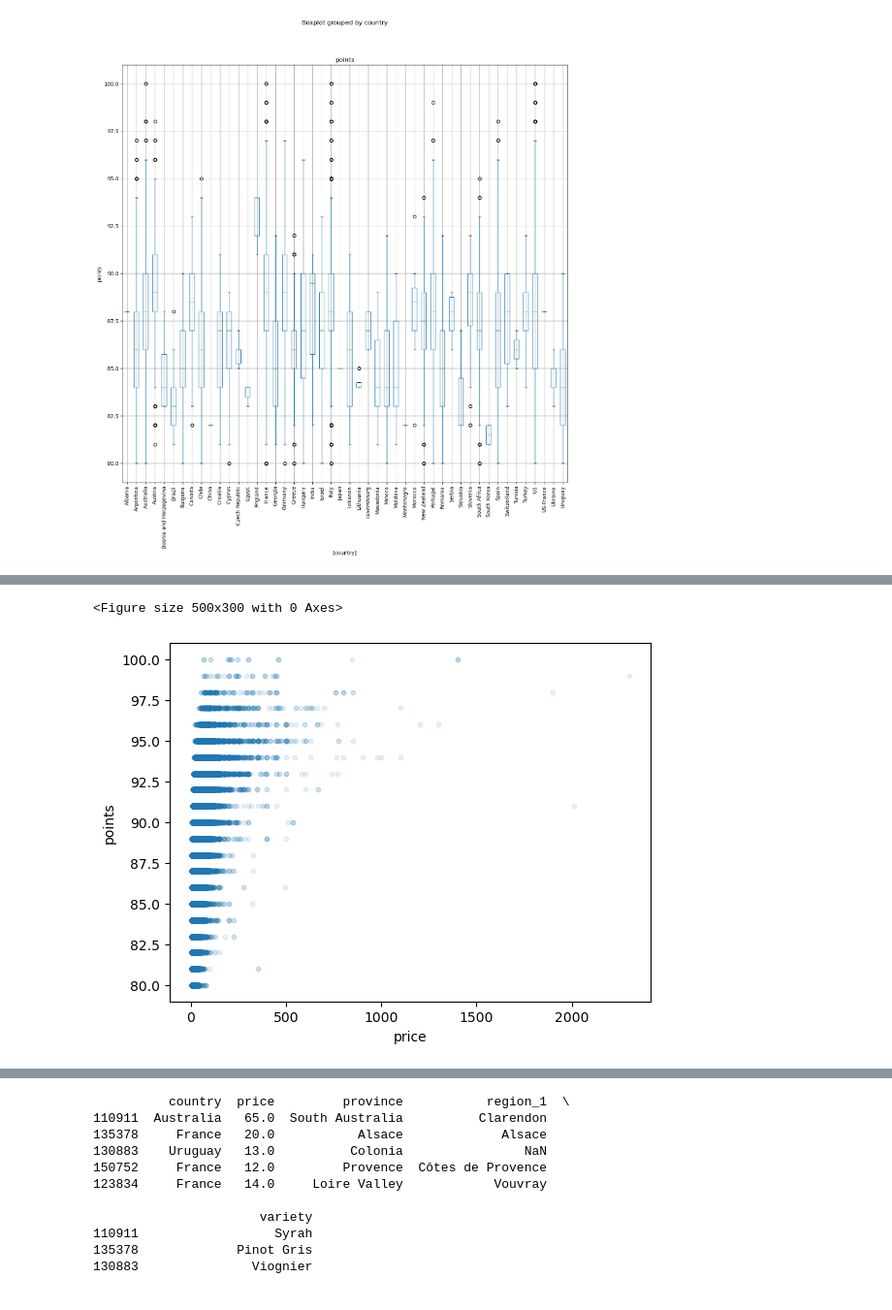
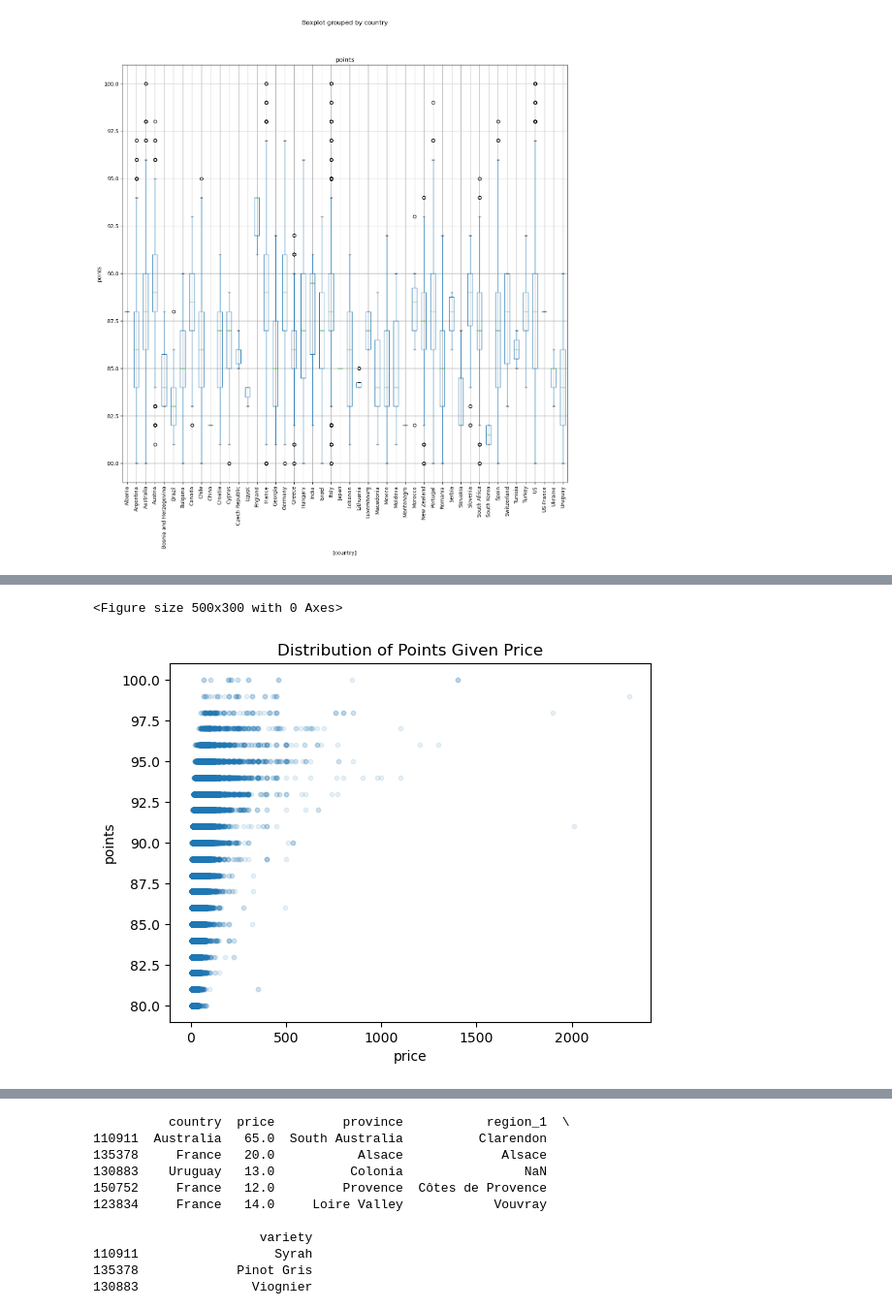
Before and after one commit to numbersix1103/Wine-Review-Midterm, a Jupyter notebook: src/Wine Reviews Midterm.ipynb, the cells around one changed output, grey strips where cells are left out. Shown at 97% size. Drawn from its saved outputs; the diff is of its cells as text; code cells hidden in the pictures.

```diff
--- a/src/Wine Reviews Midterm.ipynb
+++ b/src/Wine Reviews Midterm.ipynb
@@ -269,7 +347,9 @@ rows: 137230
 # %%
 plt.figure(figsize=(5,3))
 dropped.plot.scatter('price','points', s=10, alpha=0.1)
+plt.title('Distribution of Points Given Price')
+plt.savefig("../Figures/ Scatterplt")
 plt.show()
 # %% [output]
 <Figure size 500x300 with 0 Axes>
-[figure, old version]
+[figure, new version]
```
Also changed, not shown: parts of 18 cells of this notebook, 6 other files.
